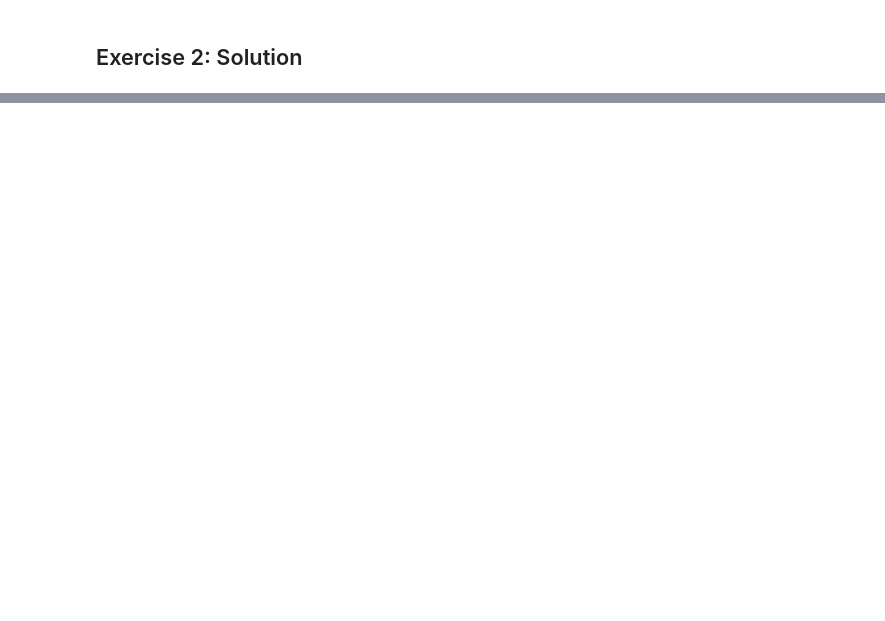
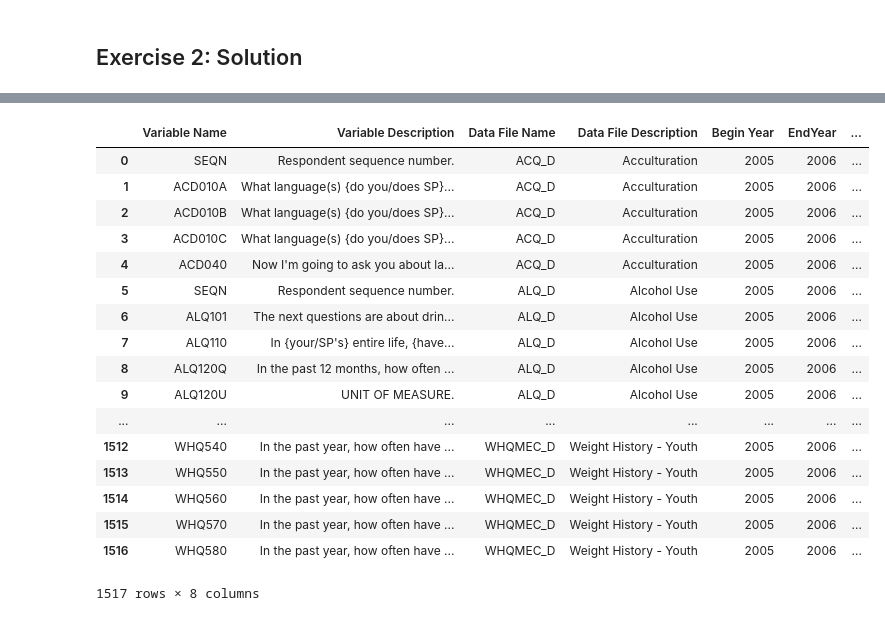
Before and after one commit to evidation-health/EvidationDataScienceModule, a Jupyter notebook: notebooks/0-ETL-Munging-QC.ipynb, the cells around one changed output, grey strips where cells are left out. Cells and saved outputs as stored; diff of their text form; code cells hidden in the pictures; blank space fills up the shorter version.

```diff
--- a/notebooks/0-ETL-Munging-QC.ipynb
+++ b/notebooks/0-ETL-Munging-QC.ipynb
@@ -21 +24,4 @@ import matplotlib.pyplot as plt
+# %%
+pd.set_option('max.rows', 100)
+pd.set_option('max.columns', 100)
 # %%
@@ -221,0 +236,3 @@ plot_user_steps(pax_raw, None, 2, 60)
+# %%
+demo_metadata_url = 'https://wwwn.cdc.gov/nchs/nhanes/search/variablelist.aspx?Component=Demographics&CycleBeginYear=2005'
+idx = 1 # I looked up the blob I was interested in in advance
@@ -221,0 +260,25 @@ plot_user_steps(pax_raw, None, 2, 60)
+# %%
+quest_metadata_url = 'https://wwwn.cdc.gov/nchs/nhanes/search/variablelist.aspx?Component=Questionnaire&CycleBeginYear=2005'
+# %%
+quest_meta_data = pd.read_html(quest_metadata_url)[idx]
+# %%
+quest_meta_data
+# %% [output]
+|  | Variable Name | Variable Description | Data File Name | Data File Description | Begin Year | EndYear | ... |
+| 0 | SEQN | Respondent sequence number. | ACQ_D | Acculturation | 2005 | 2006 | ... |
+| 1 | ACD010A | What language(s) {do you/does SP}... | ACQ_D | Acculturation | 2005 | 2006 | ... |
+| 2 | ACD010B | What language(s) {do you/does SP}... | ACQ_D | Acculturation | 2005 | 2006 | ... |
+| 3 | ACD010C | What language(s) {do you/does SP}... | ACQ_D | Acculturation | 2005 | 2006 | ... |
+| 4 | ACD040 | Now I'm going to ask you about la... | ACQ_D | Acculturation | 2005 | 2006 | ... |
+| 5 | SEQN | Respondent sequence number. | ALQ_D | Alcohol Use | 2005 | 2006 | ... |
+| 6 | ALQ101 | The next questions are about drin... | ALQ_D | Alcohol Use | 2005 | 2006 | ... |
+| 7 | ALQ110 | In {your/SP's} entire life, {have... | ALQ_D | Alcohol Use | 2005 | 2006 | ... |
+| 8 | ALQ120Q | In the past 12 months, how often ... | ALQ_D | Alcohol Use | 2005 | 2006 | ... |
+| 9 | ALQ120U | UNIT OF MEASURE. | ALQ_D | Alcohol Use | 2005 | 2006 | ... |
+| ... | ... | ... | ... | ... | ... | ... | ... |
+| 1512 | WHQ540 | In the past year, how often have ... | WHQMEC_D | Weight History - Youth | 2005 | 2006 | ... |
+| 1513 | WHQ550 | In the past year, how often have ... | WHQMEC_D | Weight History - Youth | 2005 | 2006 | ... |
+| 1514 | WHQ560 | In the past year, how often have ... | WHQMEC_D | Weight History - Youth | 2005 | 2006 | ... |
+| 1515 | WHQ570 | In the past year, how often have ... | WHQMEC_D | Weight History - Youth | 2005 | 2006 | ... |
+| 1516 | WHQ580 | In the past year, how often have ... | WHQMEC_D | Weight History - Youth | 2005 | 2006 | ... |
+1517 rows × 8 columns
```
Also changed, not shown: parts of 20 cells of this notebook, 2 other files.
